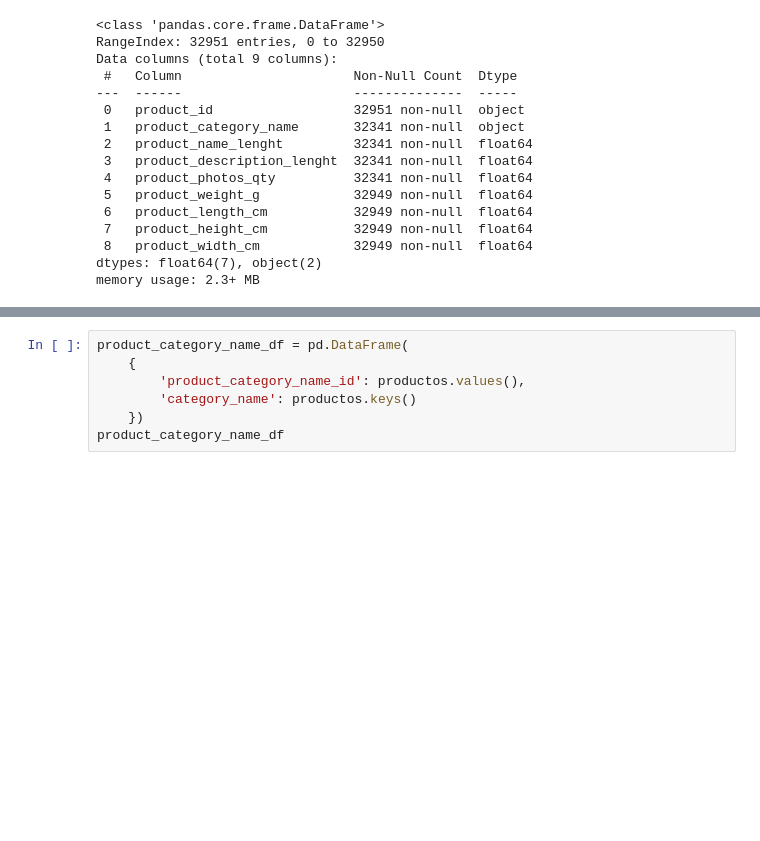
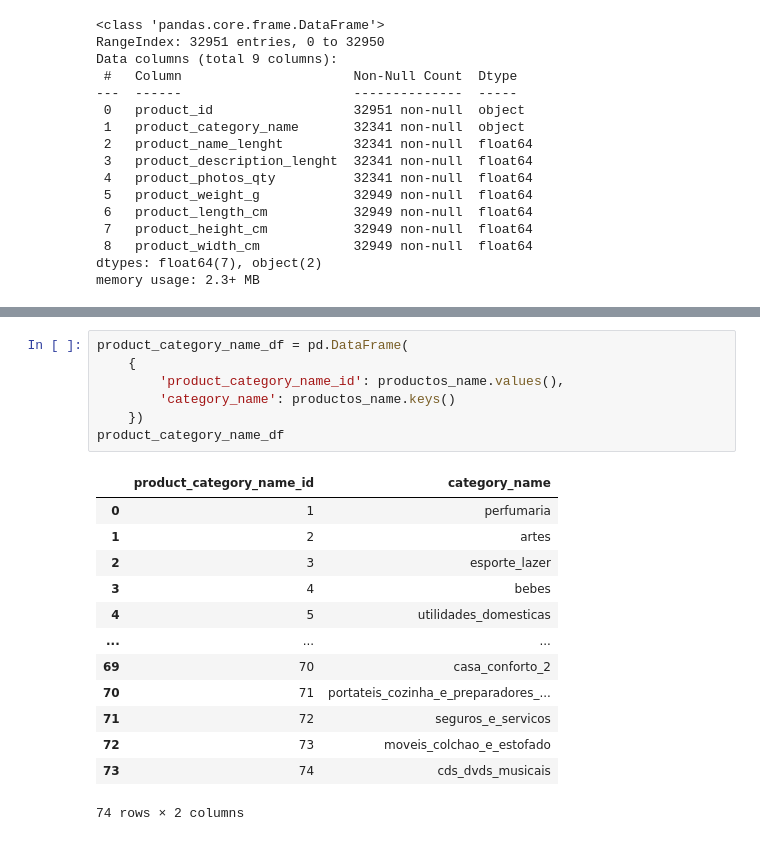
Before and after one commit to Grupo-10-DS/Data_Olist, a Jupyter notebook: separacion_de_datos.ipynb, the cells around one changed output, grey strips where cells are left out. Drawn from its saved outputs; the diff is of its cells as text; blank space fills up the shorter version.

```diff
--- a/separacion_de_datos.ipynb
+++ b/separacion_de_datos.ipynb
@@ -237,7 +237,21 @@ productos
 # %%
 product_category_name_df = pd.DataFrame(
     {
-        'product_category_name_id': productos.values(),
-        'category_name': productos.keys()
+        'product_category_name_id': productos_name.values(),
+        'category_name': productos_name.keys()
     })
 product_category_name_df
+# %% [output]
+|  | product_category_name_id | category_name |
+| 0 | 1 | perfumaria |
+| 1 | 2 | artes |
+| 2 | 3 | esporte_lazer |
+| 3 | 4 | bebes |
+| 4 | 5 | utilidades_domesticas |
+| ... | ... | ... |
+| 69 | 70 | casa_conforto_2 |
+| 70 | 71 | portateis_cozinha_e_preparadores_... |
+| 71 | 72 | seguros_e_servicos |
+| 72 | 73 | moveis_colchao_e_estofado |
+| 73 | 74 | cds_dvds_musicais |
+74 rows × 2 columns
```
Also changed, not shown: parts of 4 cells of this notebook.
